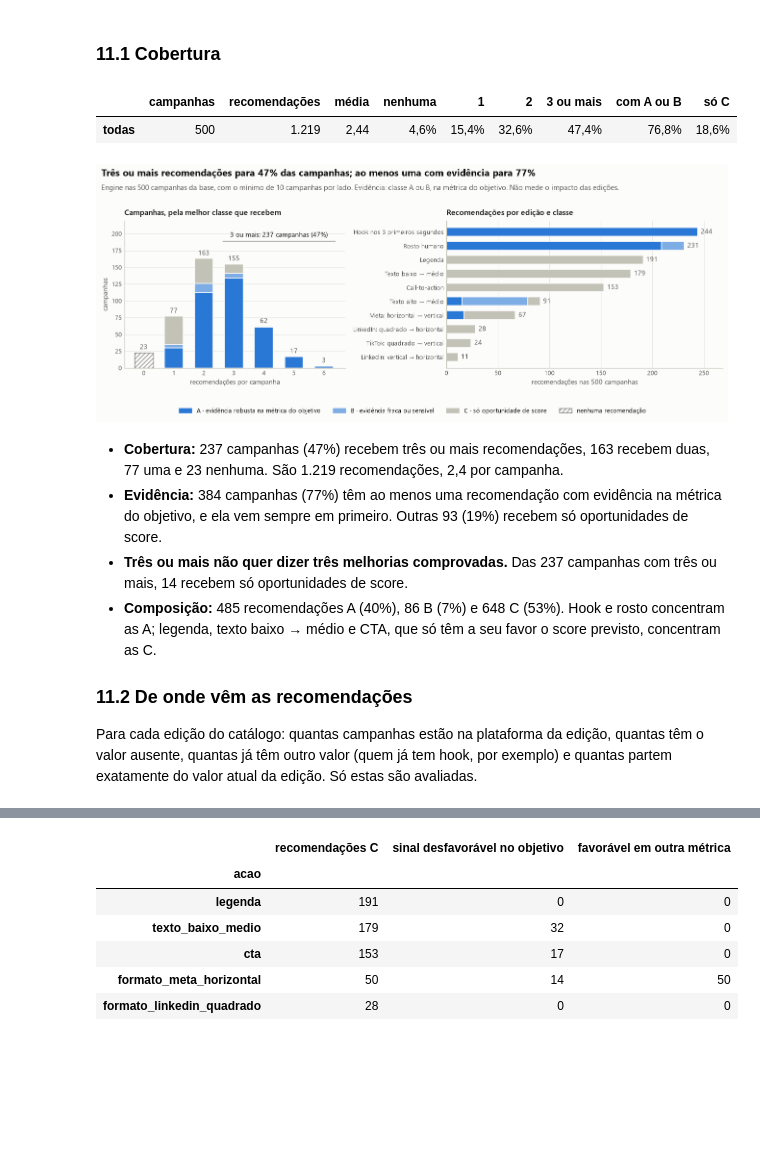
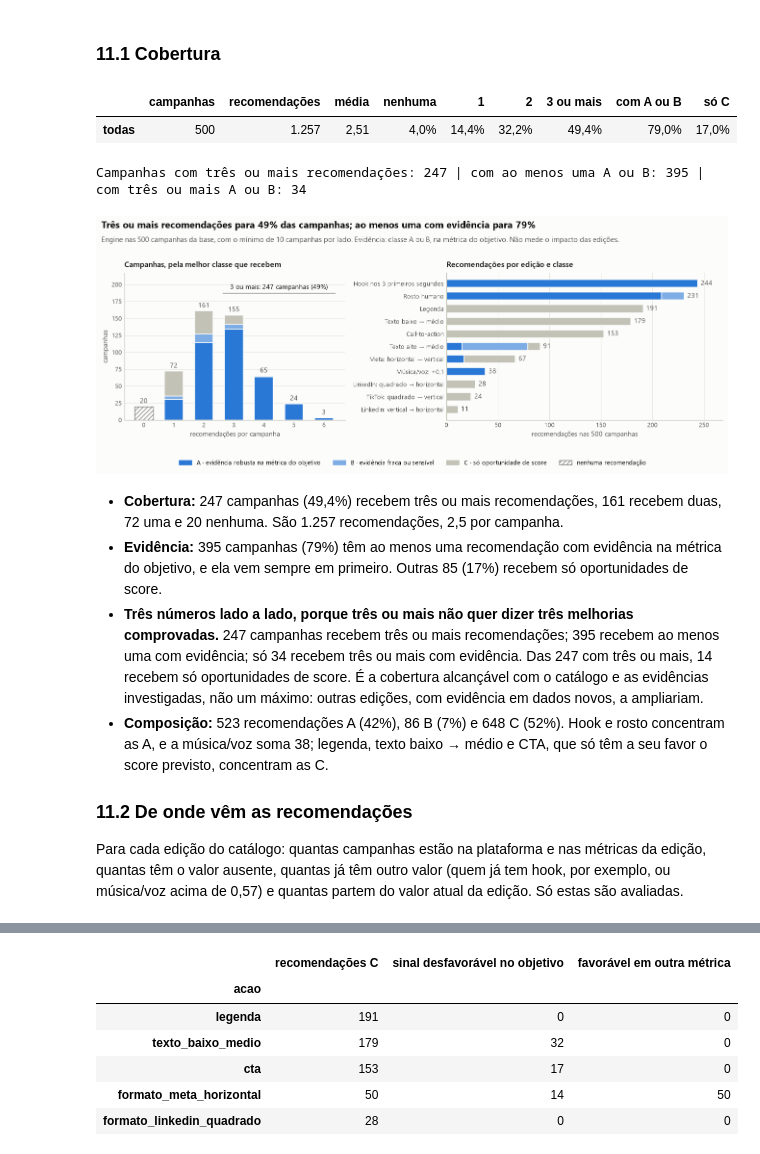
Before and after one commit to murilozgodoy/case_klike.ia, a Jupyter notebook: notebooks/04_recommendations.ipynb, the cells around one changed output, grey strips where cells are left out. Cells and saved outputs as stored; diff of their text form; code cells hidden in the pictures; blank space fills up the shorter version.

Commit message:
docs(recommendations): música/voz, resumo executivo e avaliação atualizada

```diff
--- a/notebooks/04_recommendations.ipynb
+++ b/notebooks/04_recommendations.ipynb
@@ -650,9 +737,16 @@ def show_coverage(frame: pd.DataFrame) -> pd.DataFrame:
 
 
 display(show_coverage(coverage(campaigns)))
+with_evidence = campaigns["A"] + campaigns["B"]
+print(
+    f"Campanhas com três ou mais recomendações: {int((campaigns['recomendacoes'] >= 3).sum())} | "
+    f"com ao menos uma A ou B: {int((with_evidence >= 1).sum())} | "
+    f"com três ou mais A ou B: {int((with_evidence >= 3).sum())}"
+)
 # %% [output]
 |  | campanhas | recomendações | média | nenhuma | 1 | 2 | 3 ou mais | com A ou B | só C |
-| todas | 500 | 1.219 | 2,44 | 4,6% | 15,4% | 32,6% | 47,4% | 76,8% | 18,6% |
+| todas | 500 | 1.257 | 2,51 | 4,0% | 14,4% | 32,2% | 49,4% | 79,0% | 17,0% |
+Campanhas com três ou mais recomendações: 247 | com ao menos uma A ou B: 395 | com três ou mais A ou B: 34
 # %%
 CLASS_COLORS = {"A": viz.ACCENT, "B": "#7eade5", "C": viz.CONTEXT}
 CLASS_NAMES = {
@@ -671,6 +765,7 @@ SHORT = {
     "formato_tiktok_quadrado": "TikTok: quadrado → vertical",
     "formato_linkedin_vertical": "LinkedIn: vertical → horizontal",
     "formato_linkedin_quadrado": "LinkedIn: quadrado → horizontal",
+    "musica": "Música/voz: +0,1",
 }
 # A ordem põe a classe primeiro: a classe da primeira recomendação é a melhor da campanha.
 first_class = table[table["prioridade"] == 1].set_index("campanha_id")["classe"]
@@ -707,44 +802,47 @@ left.set_ylabel("campanhas")
 left.grid(axis="x", visible=False)
 left.set_title("Campanhas, pela melhor classe que recebem")
 
 rows = np.arange(len(by_action))
 start = np.zeros(len(by_action))
 for klass in "ABC":
     right.barh(rows, by_action[klass], left=start, height=0.62, color=CLASS_COLORS[klass],
                edgecolor=viz.SURFACE, linewidth=1)
     start += by_action[klass].to_numpy()
 for row, total in zip(rows, by_action.sum(axis=1), strict=True):
     right.text(total + 3, row, fmt_number(total), va="center", fontsize=9,
                color=viz.INK_SECONDARY)
 right.set_yticks(rows, [SHORT[key] for key in by_action.index])
 right.set_xlim(0, by_action.sum(axis=1).max() * 1.1)
 right.set_xlabel("recomendações nas 500 campanhas")
 right.grid(axis="y", visible=False)
 right.set_title("Recomendações por edição e classe")
 handles = [Patch(color=CLASS_COLORS[k], label=CLASS_NAMES[k]) for k in "ABC"]
 handles.append(Patch(facecolor=viz.SURFACE, edgecolor=viz.INK_MUTED, hatch="////",
                      label="nenhuma recomendação"))
 fig.legend(handles=handles, loc="lower center", ncol=4, bbox_to_anchor=(0.5, 0.0))
+share_three = fmt_pct((campaigns["recomendacoes"] >= 3).mean(), 0)
+share_evidence = fmt_pct((with_evidence >= 1).mean(), 0)
 viz.add_header(
     fig,
-    "Três ou mais recomendações para 47% das campanhas; ao menos uma com evidência para 77%",
+    f"Três ou mais recomendações para {share_three} das campanhas; ao menos uma com evidência "
+    f"para {share_evidence}",
     "Engine nas 500 campanhas da base, com o mínimo de 10 campanhas por lado. Evidência: classe "
     "A ou B, na métrica do objetivo. Não mede o impacto das edições.",
 )
 fig.subplots_adjust(bottom=0.2)
 viz.save(fig, "04_avaliacao_engine")
 plt.show()
 # %% [output]
-[figure, old version]
+[figure, new version]
 # %% [markdown]
-- **Cobertura:** 237 campanhas (47%) recebem três ou mais recomendações, 163 recebem duas, 77 uma e 23 nenhuma. São 1.219 recomendações, 2,4 por campanha.
-- **Evidência:** 384 campanhas (77%) têm ao menos uma recomendação com evidência na métrica do objetivo, e ela vem sempre em primeiro. Outras 93 (19%) recebem só oportunidades de score.
-- **Três ou mais não quer dizer três melhorias comprovadas.** Das 237 campanhas com três ou mais, 14 recebem só oportunidades de score.
-- **Composição:** 485 recomendações A (40%), 86 B (7%) e 648 C (53%). Hook e rosto concentram as A; legenda, texto baixo → médio e CTA, que só têm a seu favor o score previsto, concentram as C.
+- **Cobertura:** 247 campanhas (49,4%) recebem três ou mais recomendações, 161 recebem duas, 72 uma e 20 nenhuma. São 1.257 recomendações, 2,5 por campanha.
+- **Evidência:** 395 campanhas (79%) têm ao menos uma recomendação com evidência na métrica do objetivo, e ela vem sempre em primeiro. Outras 85 (17%) recebem só oportunidades de score.
+- **Três números lado a lado, porque três ou mais não quer dizer três melhorias comprovadas.** 247 campanhas recebem três ou mais recomendações; 395 recebem ao menos uma com evidência; só 34 recebem três ou mais com evidência. Das 247 com três ou mais, 14 recebem só oportunidades de score. É a cobertura alcançável com o catálogo e as evidências investigadas, não um máximo: outras edições, com evidência em dados novos, a ampliariam.
+- **Composição:** 523 recomendações A (42%), 86 B (7%) e 648 C (52%). Hook e rosto concentram as A, e a música/voz soma 38; legenda, texto baixo → médio e CTA, que só têm a seu favor o score previsto, concentram as C.
 
 ### 11.2 De onde vêm as recomendações
 
-Para cada edição do catálogo: quantas campanhas estão na plataforma da edição, quantas têm o valor ausente, quantas já têm outro valor (quem já tem hook, por exemplo) e quantas partem exatamente do valor atual da edição. Só estas são avaliadas.
+Para cada edição do catálogo: quantas campanhas estão na plataforma e nas métricas da edição, quantas têm o valor ausente, quantas já têm outro valor (quem já tem hook, por exemplo, ou música/voz acima de 0,57) e quantas partem do valor atual da edição. Só estas são avaliadas.
 # %%
 funnel = action_funnel(evaluated).rename(
     columns={
```
Also changed, not shown: parts of 42 cells of this notebook, 3 other files.
